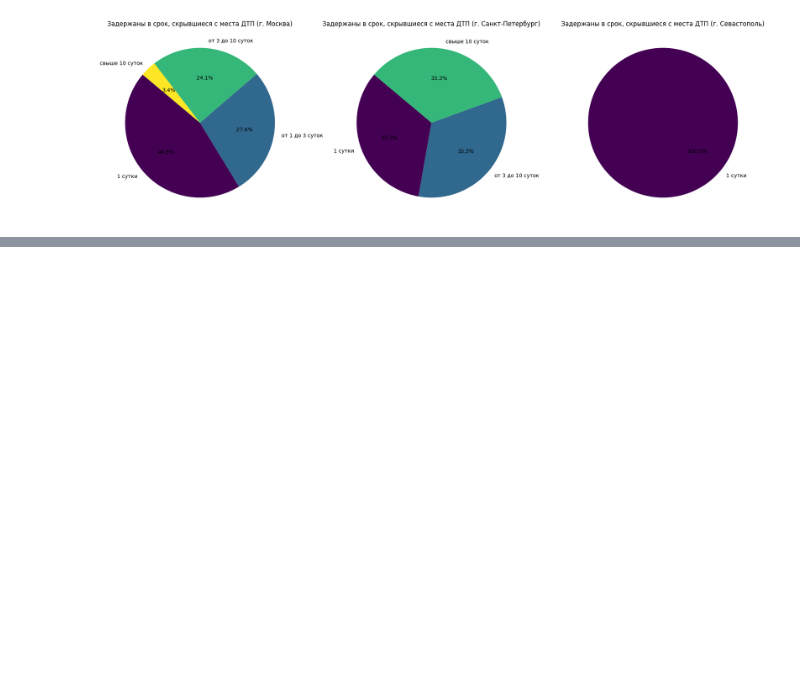
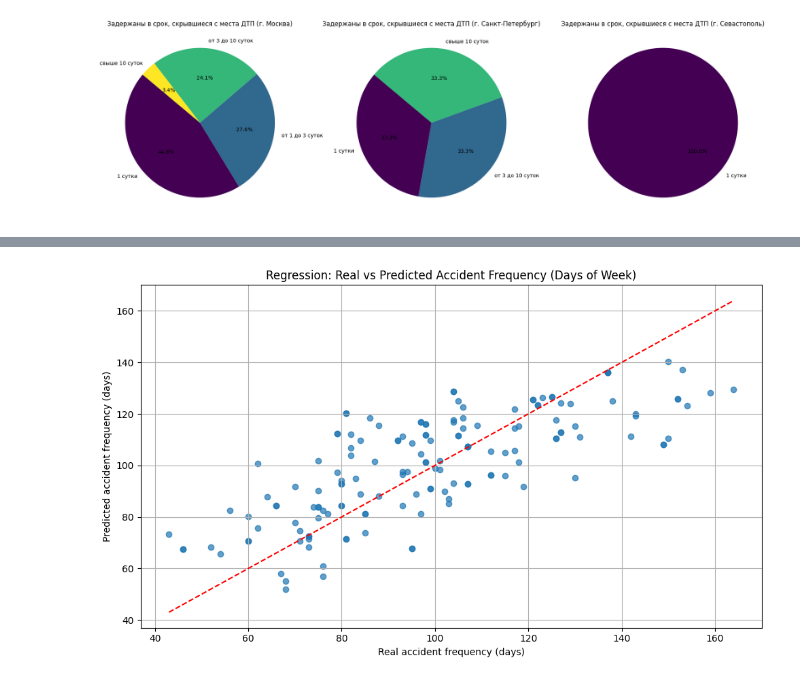
Before and after one commit to n1ks0N/DZ-GromiakovNV-StatPrak, a Jupyter notebook: project.ipynb, the cells around one changed output, grey strips where cells are left out. Cells and saved outputs as stored; diff of their text form; code cells hidden in the pictures; blank space fills up the shorter version.

```diff
--- a/project.ipynb
+++ b/project.ipynb
@@ -209,0 +400,93 @@ In Moscow, almost 50% are found within 1 day and 70% are found within the first
+# %%
+for year in years:
+    year_path = os.path.join(base_path, year)
+    files = sorted(glob.glob(os.path.join(year_path, "dtp_*.xls")))
+
+    for month_idx, file in enumerate(files, start=1):
+        xls_days = pd.ExcelFile(file)
+        dfs = [pd.read_excel(xls_days, sheet_name=sheet, skiprows=9, nrows=32, usecols="B,D").dropna() for sheet in xls_days.sheet_names]
+        for df in dfs:
+            for day_idx in range(1, 8):
+                accidents_day = int(df.iloc[day_idx - 1, 1])
+                weekend = 1 if day_idx in [6, 7] else 0
+                season = (month_idx - 1) // 3 + 1
+                all_day_records.append({
+                    "year": int(year),
+                    "month": month_idx,
+                    "day_of_week": day_idx,
+                    "weekend": weekend,
+                    "season": season,
+                    "accidents": accidents_day
+                })
+
+            for hour in range(24):
+                accidents_hour = int(df.iloc[7 + hour, 1])
+                if hour < 6:
+                    time_of_day = 0
+                elif hour < 12:
+                    time_of_day = 1
+                elif hour < 18:
+                    time_of_day = 2
+                else:
+                    time_of_day = 3
+                season = (month_idx - 1) // 3 + 1
+                all_hour_records.append({
+                    "year": int(year),
+                    "month": month_idx,
+                    "hour_of_day": hour,
+                    "time_of_day": time_of_day,
+                    "season": season,
+                    "accidents": accidents_hour
+                })
+
+df_days = pd.DataFrame(all_day_records)
+df_hours = pd.DataFrame(all_hour_records)
+
+# One-hot encoding признаков для модели по дням недели
+X_days = pd.get_dummies(df_days[["year", "month", "day_of_week", "weekend", "season"]].astype(int),
+                        columns=["year", "month", "day_of_week", "weekend", "season"])
+y_days = df_days["accidents"]
+
+X_train_days, X_test_days, y_train_days, y_test_days = train_test_split(X_days, y_days, test_size=0.2, random_state=42)
+model_days = LinearRegression()
+model_days.fit(X_train_days, y_train_days)
+feature_importance_days = pd.Series(model_days.coef_, index=X_days.columns)
+
+# One-hot encoding признаков для модели по часам суток
+X_hours = pd.get_dummies(df_hours[["year", "month", "hour_of_day", "time_of_day", "season"]].astype(int),
+                         columns=["year", "month", "hour_of_day", "time_of_day", "season"])
+y_hours = df_hours["accidents"]
+
+X_train_hours, X_test_hours, y_train_hours, y_test_hours = train_test_split(X_hours, y_hours, test_size=0.2, random_state=42)
+model_hours = LinearRegression()
+model_hours.fit(X_train_hours, y_train_hours)
+feature_importance_hours = pd.Series(model_hours.coef_, index=X_hours.columns)
+
+print("Model for days of week:")
+print(f"R2 score: {r2_score(y_test_days, model_days.predict(X_test_days)):.4f}")
+print(f"MSE: {mean_squared_error(y_test_days, model_days.predict(X_test_days)):.6f}")
+
+print("\nModel for hours of day:")
+print(f"R2 score: {r2_score(y_test_hours, model_hours.predict(X_test_hours)):.4f}")
+print(f"MSE: {mean_squared_error(y_test_hours, model_hours.predict(X_test_hours)):.6f}")
+
+plt.figure(figsize=(10, 6))
+plt.scatter(y_test_days, model_days.predict(X_test_days), alpha=0.7)
+plt.plot([y_test_days.min(), y_test_days.max()], [y_test_days.min(), y_test_days.max()], color='red', linestyle='--')
+plt.xlabel("Real accident frequency (days)")
+plt.ylabel("Predicted accident frequency (days)")
+plt.title("Regression: Real vs Predicted Accident Frequency (Days of Week)")
+plt.grid(True)
+plt.tight_layout()
+plt.show()
+
+plt.figure(figsize=(10, 6))
+plt.scatter(y_test_hours, model_hours.predict(X_test_hours), alpha=0.7)
+plt.plot([y_test_hours.min(), y_test_hours.max()], [y_test_hours.min(), y_test_hours.max()], color='red', linestyle='--')
+plt.xlabel("Real accident frequency (hours)")
+plt.ylabel("Predicted accident frequency (hours)")
+plt.title("Regression: Real vs Predicted Accident Frequency (Hours of Day)")
+plt.grid(True)
+plt.tight_layout()
+plt.show()
+# %% [output]
@@ -209,0 +500 @@ In Moscow, almost 50% are found within 1 day and 70% are found within the first
+[figure, added]
```
Also changed, not shown: parts of 41 cells of this notebook, 1 other file.
